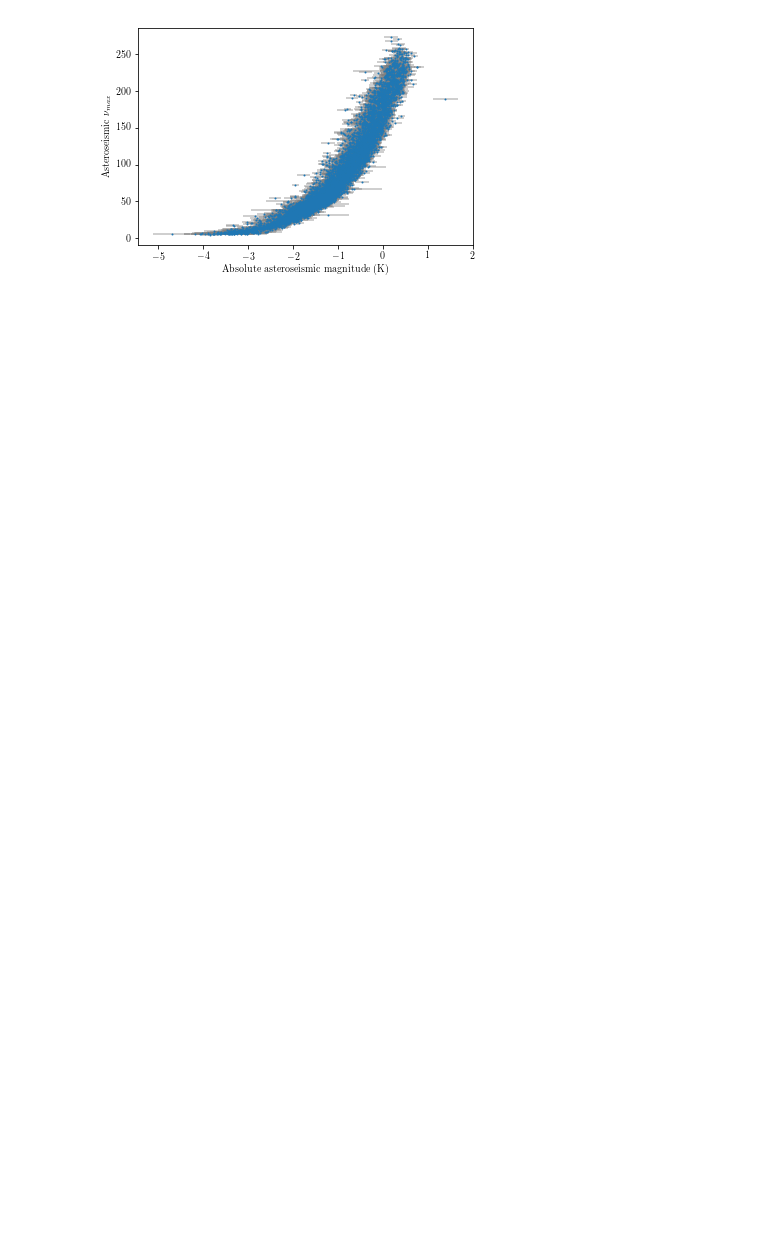
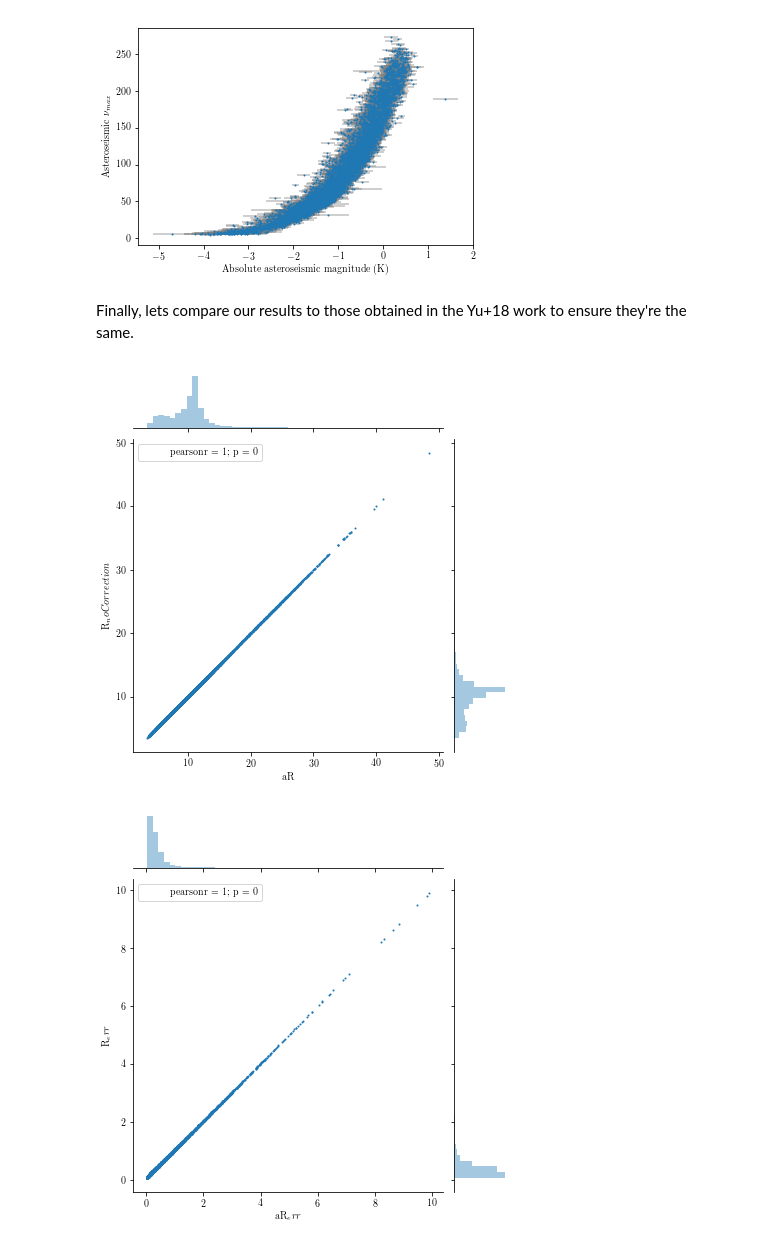
Before and after one commit to ojhall94/omnitool, a Jupyter notebook: examples/example_astero_bolocorr.ipynb, the cells around one changed output. Saved outputs shown, nothing was run; the diff lists cells and outputs as text; code cells hidden in the pictures; blank space fills up the shorter version.

```diff
--- a/examples/example_astero_bolocorr.ipynb
+++ b/examples/example_astero_bolocorr.ipynb
@@ -121,3 +131,12 @@ ax.set_ylabel(r"Asteroseismic $\nu_{\text{max}}$")
 plt.show()
 # %% [output]
 [figure]
+# %% [markdown]
+Finally, lets compare our results to those obtained in the Yu+18 work to ensure they're the same.
+# %%
+sns.jointplot(yu18.aR, yu18.R_noCorrection, s=1)
+sns.jointplot(yu18.aR_err, yu18.R_err,s=1)
+plt.show()
+# %% [output]
+[figure, added]
+[figure, added]
```
Also changed, not shown: parts of 24 cells of this notebook, 1 other file.
